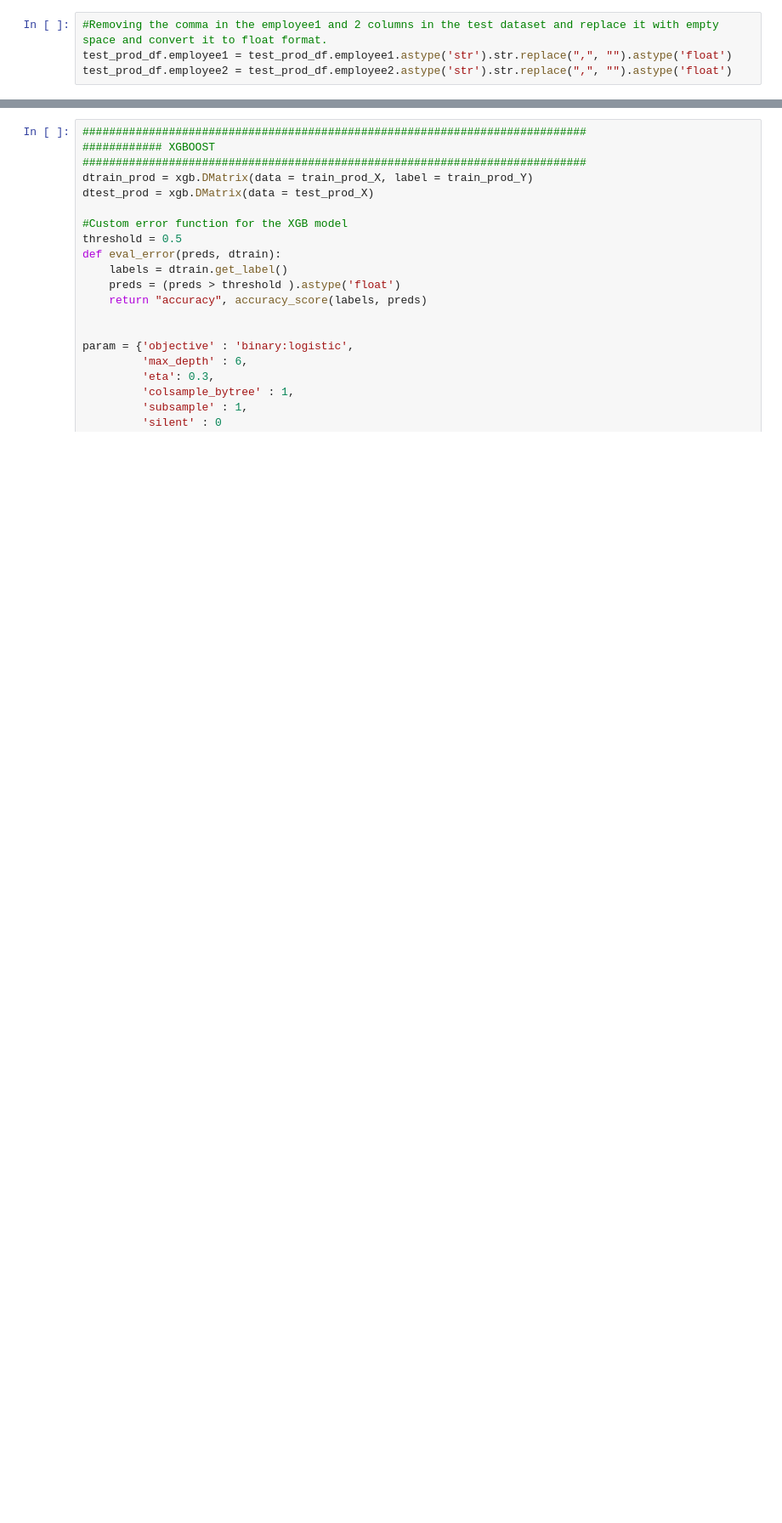
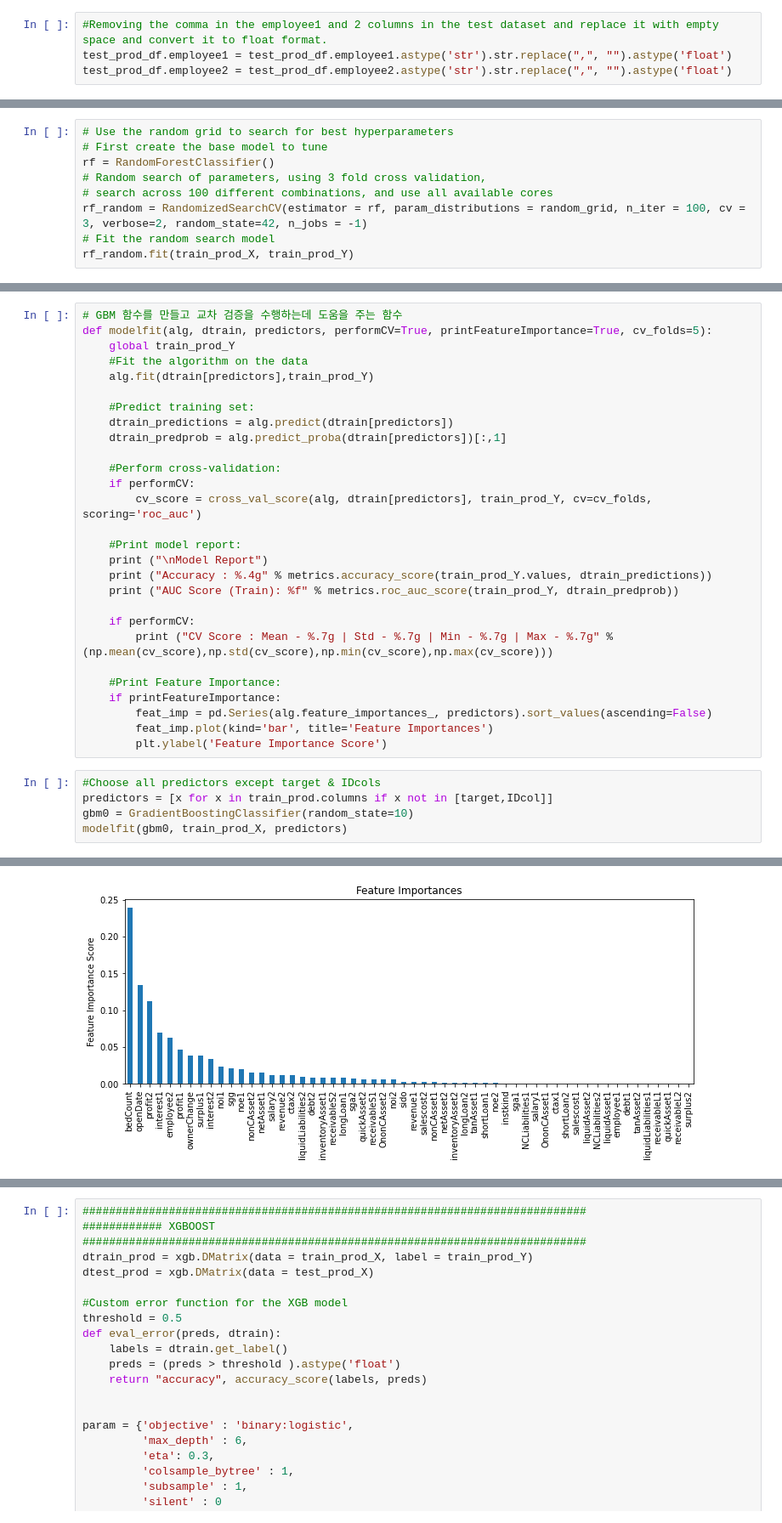
Before and after one commit to SwimmingHwang/hospital-opened-closed-classification, a Jupyter notebook: main.ipynb, the cells around one changed output, grey strips where cells are left out. Shown at 85% size. Saved outputs shown, nothing was run; the diff lists cells and outputs as text; blank space fills up the shorter version.

Commit message:
Tuning hyperparameter model 20.08.24

```diff
--- a/main.ipynb
+++ b/main.ipynb
@@ -94,0 +195,9 @@ See the caveats in the documentation: https://pandas.pydata.org/pandas-docs/stab
+# %%
+# Use the random grid to search for best hyperparameters
+# First create the base model to tune
+rf = RandomForestClassifier()
+# Random search of parameters, using 3 fold cross validation,
+# search across 100 different combinations, and use all available cores
+rf_random = RandomizedSearchCV(estimator = rf, param_distributions = random_grid, n_iter = 100, cv = 3, verbose=2, random_state=42, n_jobs = -1)
+# Fit the random search model
+rf_random.fit(train_prod_X, train_prod_Y)
@@ -106,0 +357,34 @@ sub_RF = sub_RF[['inst_id', 'OC']]
+# %%
+# GBM 함수를 만들고 교차 검증을 수행하는데 도움을 주는 함수
+def modelfit(alg, dtrain, predictors, performCV=True, printFeatureImportance=True, cv_folds=5):
+    global train_prod_Y
+    #Fit the algorithm on the data
+    alg.fit(dtrain[predictors],train_prod_Y)
+
+    #Predict training set:
+    dtrain_predictions = alg.predict(dtrain[predictors])
+    dtrain_predprob = alg.predict_proba(dtrain[predictors])[:,1]
+
+    #Perform cross-validation:
+    if performCV:
+        cv_score = cross_val_score(alg, dtrain[predictors], train_prod_Y, cv=cv_folds, scoring='roc_auc')
+
+    #Print model report:
+    print ("\nModel Report")
+    print ("Accuracy : %.4g" % metrics.accuracy_score(train_prod_Y.values, dtrain_predictions))
+    print ("AUC Score (Train): %f" % metrics.roc_auc_score(train_prod_Y, dtrain_predprob))
+
+    if performCV:
+        print ("CV Score : Mean - %.7g | Std - %.7g | Min - %.7g | Max - %.7g" % (np.mean(cv_score),np.std(cv_score),np.min(cv_score),np.max(cv_score)))
+
+    #Print Feature Importance:
+    if printFeatureImportance:
+        feat_imp = pd.Series(alg.feature_importances_, predictors).sort_values(ascending=False)
+        feat_imp.plot(kind='bar', title='Feature Importances')
+        plt.ylabel('Feature Importance Score')
+# %%
+#Choose all predictors except target & IDcols
+predictors = [x for x in train_prod.columns if x not in [target,IDcol]]
+gbm0 = GradientBoostingClassifier(random_state=10)
+modelfit(gbm0, train_prod_X, predictors)
+# %% [output]
@@ -106,0 +395 @@ sub_RF = sub_RF[['inst_id', 'OC']]
+[figure, added]
```
Also changed, not shown: parts of 50 cells of this notebook, 5 other files.
